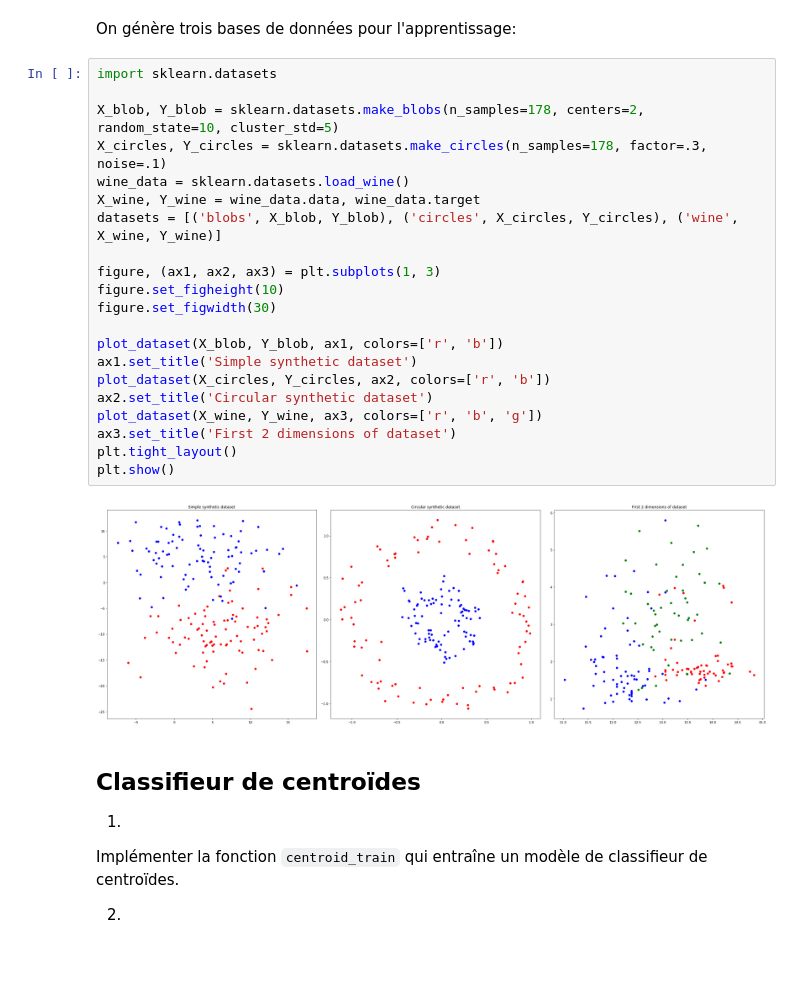
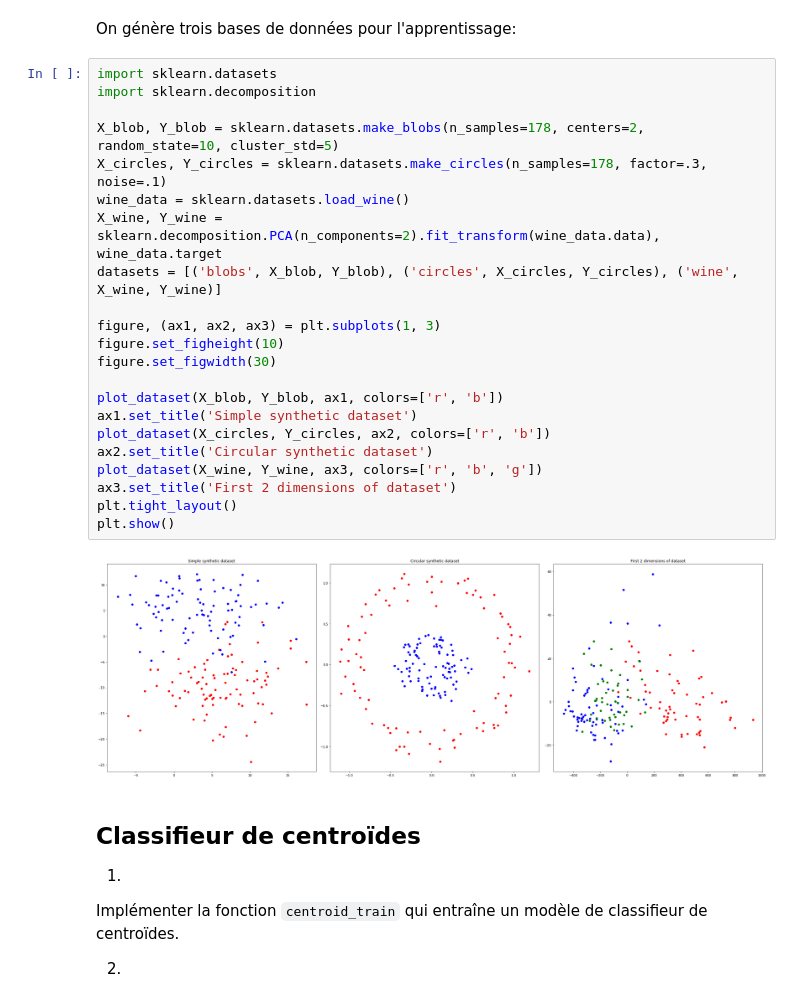
Before and after one commit to ethiy/intro2ml, a Jupyter notebook: practical_session/supervized.ipynb, the cells around one changed output. Saved outputs shown, nothing was run; the diff lists cells and outputs as text; blank space fills up the shorter version.

```diff
--- a/practical_session/supervized.ipynb
+++ b/practical_session/supervized.ipynb
@@ -78,27 +79,28 @@ def plot_separator(xx, yy, ax, classifier, **parameters):
 On génère trois bases de données pour l'apprentissage:
 # %%
 import sklearn.datasets
+import sklearn.decomposition
 
 X_blob, Y_blob = sklearn.datasets.make_blobs(n_samples=178, centers=2, random_state=10, cluster_std=5)
 X_circles, Y_circles = sklearn.datasets.make_circles(n_samples=178, factor=.3, noise=.1)
 wine_data = sklearn.datasets.load_wine()
-X_wine, Y_wine = wine_data.data, wine_data.target
+X_wine, Y_wine = sklearn.decomposition.PCA(n_components=2).fit_transform(wine_data.data), wine_data.target
 datasets = [('blobs', X_blob, Y_blob), ('circles', X_circles, Y_circles), ('wine', X_wine, Y_wine)]
 
 figure, (ax1, ax2, ax3) = plt.subplots(1, 3)
 figure.set_figheight(10)
 figure.set_figwidth(30)
 
 plot_dataset(X_blob, Y_blob, ax1, colors=['r', 'b'])
 ax1.set_title('Simple synthetic dataset')
 plot_dataset(X_circles, Y_circles, ax2, colors=['r', 'b'])
 ax2.set_title('Circular synthetic dataset')
 plot_dataset(X_wine, Y_wine, ax3, colors=['r', 'b', 'g'])
 ax3.set_title('First 2 dimensions of dataset')
 plt.tight_layout()
 plt.show()
 # %% [output]
-[figure, old version]
+[figure, new version]
 # %% [markdown]
 ## Classifieur de centroïdes
 
```
Also changed, not shown: parts of 2 cells of this notebook.
